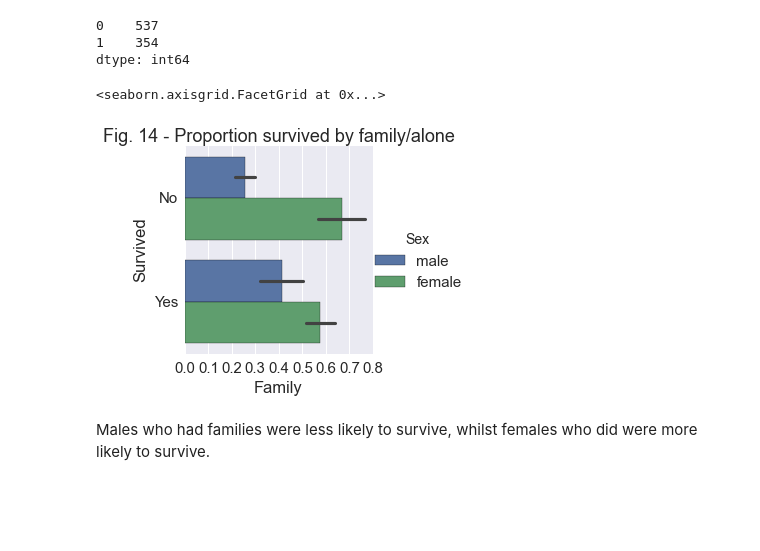
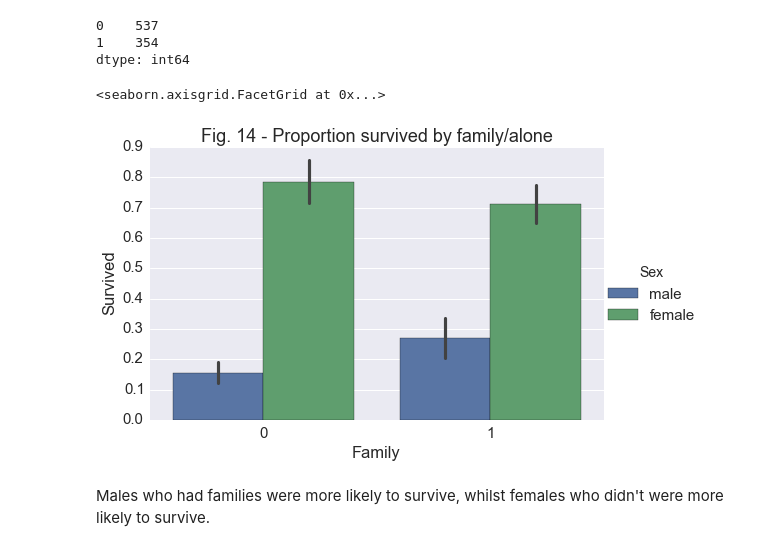
Before and after one commit to RyanSCodes/Titanic-Project, a Jupyter notebook: Titanic-Project.ipynb, the cells around one changed output. Saved outputs shown, nothing was run; the diff lists cells and outputs as text; code cells hidden in the pictures; blank space fills up the shorter version.

```diff
--- a/Titanic-Project.ipynb
+++ b/Titanic-Project.ipynb
@@ -284,10 +288,10 @@ titanicDF['Family'].value_counts()
 1    354
 dtype: int64
 # %%
-ax = sns.factorplot('Family','Survivor', hue='Sex', kind='bar', data=titanicDF)
+ax = sns.factorplot('Family','Survived', hue='Sex', kind='bar', data=titanicDF, size=5, aspect=1.5)
 ax.set(xlabel='Family', ylabel='Survived', title='Fig. 14 - Proportion survived by family/alone')
 # %% [output]
 <seaborn.axisgrid.FacetGrid at 0x...>
-[figure, old version]
+[figure, new version]
 # %% [markdown]
-Males who had families were less likely to survive, whilst females who did were more likely to survive.
+Males who had families were more likely to survive, whilst females who didn't were more likely to survive.
```
Also changed, not shown: parts of 1 cell of this notebook.
